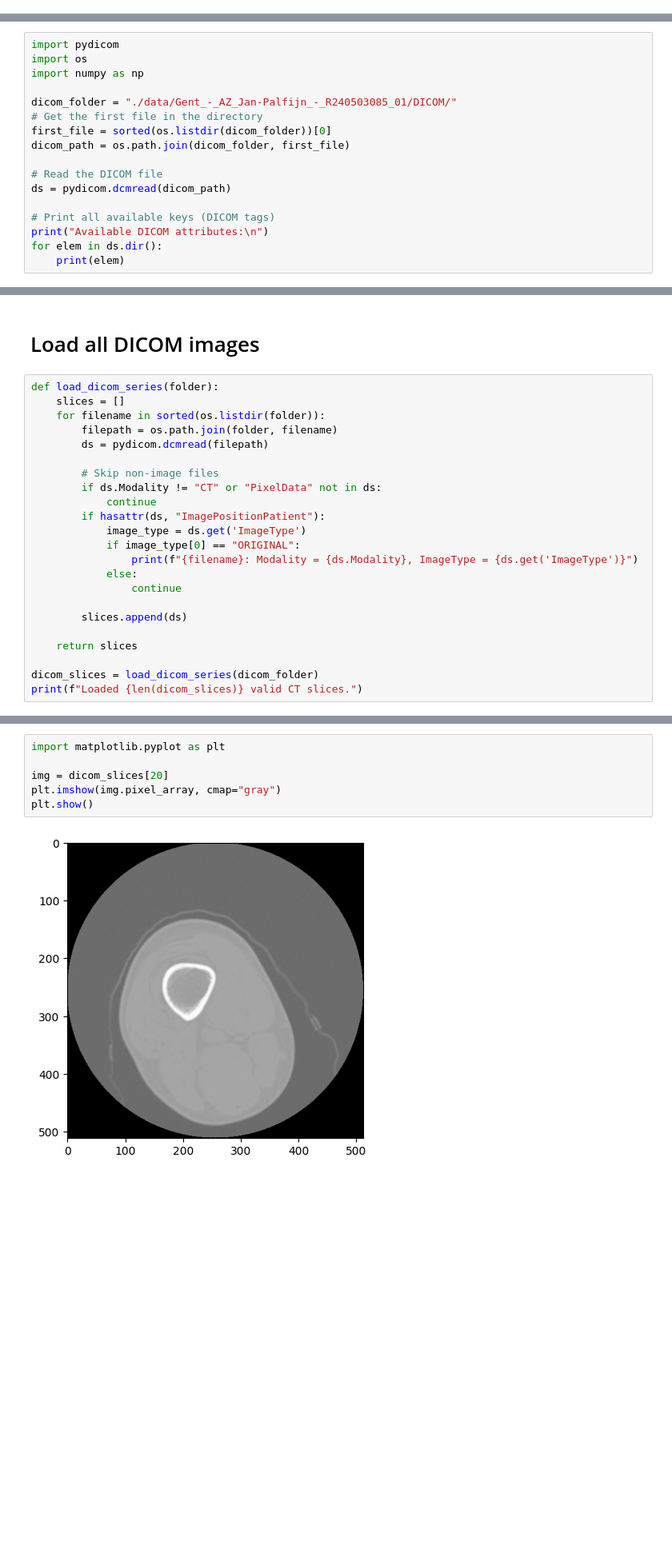
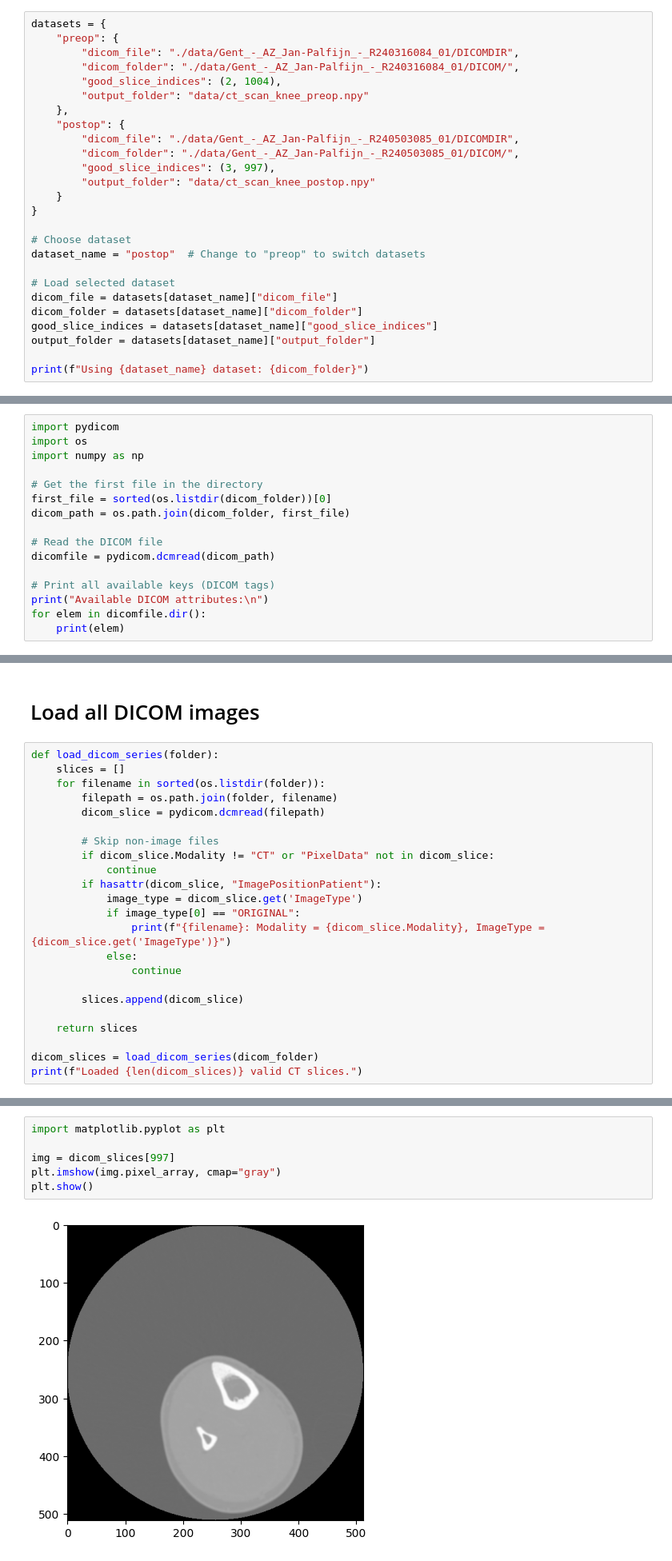
Before and after one commit to MateoVanDamme/3dknee, a Jupyter notebook: dicomtogrid.ipynb, the cells around one changed output, grey strips where cells are left out. Shown at 80% size. Saved outputs shown, nothing was run; the diff lists cells and outputs as text; blank space fills up the shorter version.

```diff
--- a/dicomtogrid.ipynb
+++ b/dicomtogrid.ipynb
@@ -4,0 +7,26 @@
+# %%
+datasets = {
+    "preop": {
+        "dicom_file": "./data/Gent_-_AZ_Jan-Palfijn_-_R240316084_01/DICOMDIR",
+        "dicom_folder": "./data/Gent_-_AZ_Jan-Palfijn_-_R240316084_01/DICOM/",
+        "good_slice_indices": (2, 1004),
+        "output_folder": "data/ct_scan_knee_preop.npy"
+    },
+    "postop": {
+        "dicom_file": "./data/Gent_-_AZ_Jan-Palfijn_-_R240503085_01/DICOMDIR",
+        "dicom_folder": "./data/Gent_-_AZ_Jan-Palfijn_-_R240503085_01/DICOM/",
+        "good_slice_indices": (3, 997),
+        "output_folder": "data/ct_scan_knee_postop.npy"
+    }
+}
+
+# Choose dataset
+dataset_name = "postop"  # Change to "preop" to switch datasets
+
+# Load selected dataset
+dicom_file = datasets[dataset_name]["dicom_file"]
+dicom_folder = datasets[dataset_name]["dicom_folder"]
+good_slice_indices = datasets[dataset_name]["good_slice_indices"]
+output_folder = datasets[dataset_name]["output_folder"]
+
+print(f"Using {dataset_name} dataset: {dicom_folder}")
@@ -51,17 +81,16 @@ import pydicom
 import os
 import numpy as np
 
-dicom_folder = "./data/Gent_-_AZ_Jan-Palfijn_-_R240503085_01/DICOM/"
 # Get the first file in the directory
 first_file = sorted(os.listdir(dicom_folder))[0]
 dicom_path = os.path.join(dicom_folder, first_file)
 
 # Read the DICOM file
-ds = pydicom.dcmread(dicom_path)
+dicomfile = pydicom.dcmread(dicom_path)
 
 # Print all available keys (DICOM tags)
 print("Available DICOM attributes:\n")
-for elem in ds.dir():
+for elem in dicomfile.dir():
     print(elem)
 # %% [output]
 Available DICOM attributes:
@@ -88,19 +117,19 @@ def load_dicom_series(folder):
     slices = []
     for filename in sorted(os.listdir(folder)):
         filepath = os.path.join(folder, filename)
-        ds = pydicom.dcmread(filepath)
+        dicom_slice = pydicom.dcmread(filepath)
 
         # Skip non-image files
-        if ds.Modality != "CT" or "PixelData" not in ds:
+        if dicom_slice.Modality != "CT" or "PixelData" not in dicom_slice:
             continue
-        if hasattr(ds, "ImagePositionPatient"):
-            image_type = ds.get('ImageType')
+        if hasattr(dicom_slice, "ImagePositionPatient"):
+            image_type = dicom_slice.get('ImageType')
             if image_type[0] == "ORIGINAL":
-                print(f"{filename}: Modality = {ds.Modality}, ImageType = {ds.get('ImageType')}")
+                print(f"{filename}: Modality = {dicom_slice.Modality}, ImageType = {dicom_slice.get('ImageType')}")
             else:
                 continue
 
-        slices.append(ds)
+        slices.append(dicom_slice)
 
     return slices
 
@@ -131,8 +162,8 @@ Manually inspecting the data reveals that slices 3 to 997 are the ones we want
 # %%
 import matplotlib.pyplot as plt
 
-img = dicom_slices[20]
+img = dicom_slices[997]
 plt.imshow(img.pixel_array, cmap="gray")
 plt.show()
 # %% [output]
-[figure, old version]
+[figure, new version]
```
Also changed, not shown: parts of 8 cells of this notebook, 2 other files.
